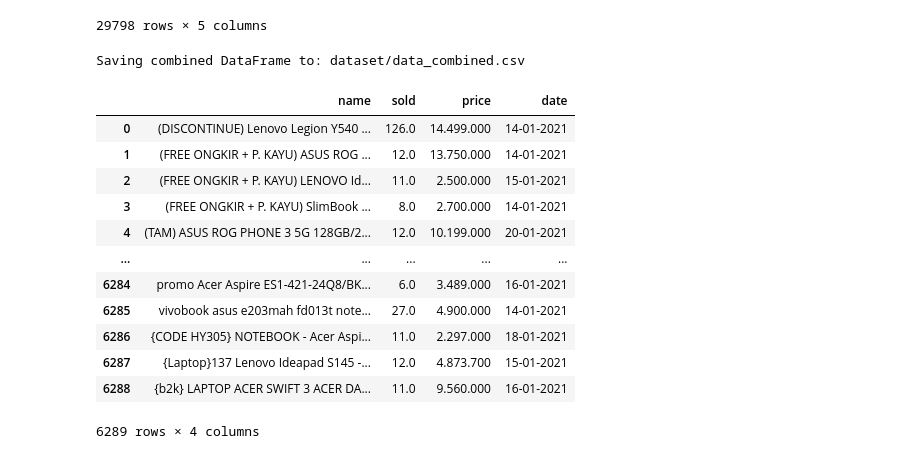
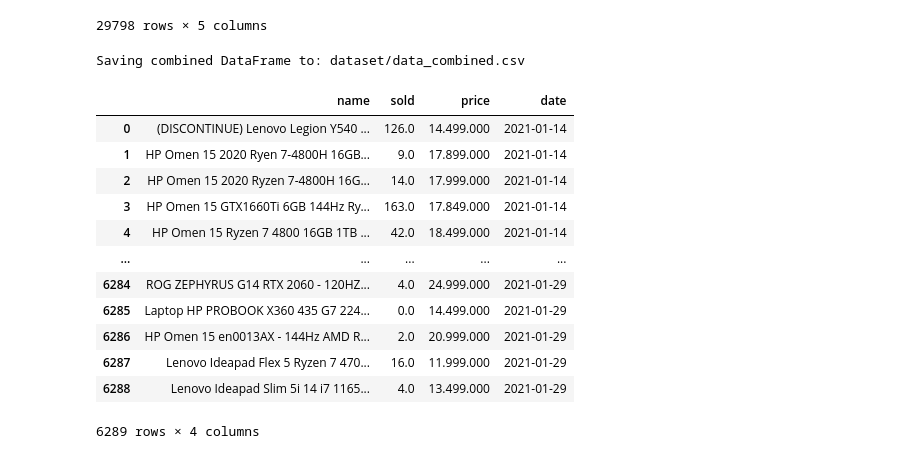
Before and after one commit to C4AnN/Models, a Jupyter notebook: Untitled.ipynb, the cells around one changed output. Drawn from its saved outputs; the diff is of its cells as text; code cells hidden in the pictures.

```diff
--- a/Untitled.ipynb
+++ b/Untitled.ipynb
@@ -207,42 +207,47 @@ for root, dirs, files in os.walk(base_path):
     for file in files:
         if file.endswith(".csv"):
             file_path = os.path.join(root, file)
             df = pd.read_csv(file_path)
             if 'link' in df.columns:
                 df = df.drop(columns=['link'])  # Menghapus kolom 'link'
             if 'location' in df.columns:
                 df = df.drop(columns=['location'])  # Menghapus kolom 'location'
             combined_df = pd.concat([combined_df, df], ignore_index=True)
 
 # Menggabungkan data yang duplikat dan menjumlahkan kolom 'sold'
 group_cols = ['name']
 if 'sold' in combined_df.columns:
     combined_df['sold'] = pd.to_numeric(combined_df['sold'], errors='coerce')  # Mengonversi kolom 'sold' menjadi tipe numerik
     combined_df.dropna(subset=['sold'], inplace=True)  # Menghapus baris dengan nilai 'sold' yang hilang (NaN)
     combined_df = combined_df.groupby(group_cols, as_index=False).agg({'sold': 'sum', **{col: 'first' for col in combined_df.columns if col not in group_cols + ['sold']}})
 
+# Mengurutkan DataFrame berdasarkan kolom "date"
+if 'date' in combined_df.columns:
+    combined_df['date'] = pd.to_datetime(combined_df['date'])  # Mengonversi kolom 'date' menjadi tipe datetime
+    combined_df = combined_df.sort_values(by='date')  # Mengurutkan DataFrame berdasarkan kolom 'date'
+
 # Menyimpan hasil gabungan ke file CSV baru
 output_path = "dataset/data_combined.csv"
 combined_df.to_csv(output_path, index=False)
 print(f"Saving combined DataFrame to: {output_path}")  # Debug output
 
 # Memuat kembali file CSV gabungan untuk ditampilkan
 combined_df_loaded = pd.read_csv(output_path)
 
 # Menampilkan isi DataFrame gabungan
 display(combined_df_loaded)
 # %% [output]
 Saving combined DataFrame to: dataset/data_combined.csv
 |  | name | sold | price | date |
-| 0 | (DISCONTINUE) Lenovo Legion Y540 ... | 126.0 | 14.499.000 | 14-01-2021 |
-| 1 | (FREE ONGKIR + P. KAYU) ASUS ROG ... | 12.0 | 13.750.000 | 14-01-2021 |
-| 2 | (FREE ONGKIR + P. KAYU) LENOVO Id... | 11.0 | 2.500.000 | 15-01-2021 |
-| 3 | (FREE ONGKIR + P. KAYU) SlimBook ... | 8.0 | 2.700.000 | 14-01-2021 |
-| 4 | (TAM) ASUS ROG PHONE 3 5G 128GB/2... | 12.0 | 10.199.000 | 20-01-2021 |
+| 0 | (DISCONTINUE) Lenovo Legion Y540 ... | 126.0 | 14.499.000 | 2021-01-14 |
+| 1 | HP Omen 15 2020 Ryen 7-4800H 16GB... | 9.0 | 17.899.000 | 2021-01-14 |
+| 2 | HP Omen 15 2020 Ryzen 7-4800H 16G... | 14.0 | 17.999.000 | 2021-01-14 |
+| 3 | HP Omen 15 GTX1660Ti 6GB 144Hz Ry... | 163.0 | 17.849.000 | 2021-01-14 |
+| 4 | HP Omen 15 Ryzen 7 4800 16GB 1TB ... | 42.0 | 18.499.000 | 2021-01-14 |
 | ... | ... | ... | ... | ... |
-| 6284 | promo Acer Aspire ES1-421-24Q8/BK... | 6.0 | 3.489.000 | 16-01-2021 |
-| 6285 | vivobook asus e203mah fd013t note... | 27.0 | 4.900.000 | 14-01-2021 |
-| 6286 | {CODE HY305} NOTEBOOK - Acer Aspi... | 11.0 | 2.297.000 | 18-01-2021 |
-| 6287 | {Laptop}137 Lenovo Ideapad S145 -... | 12.0 | 4.873.700 | 15-01-2021 |
-| 6288 | {b2k} LAPTOP ACER SWIFT 3 ACER DA... | 11.0 | 9.560.000 | 16-01-2021 |
+| 6284 | ROG ZEPHYRUS G14 RTX 2060 - 120HZ... | 4.0 | 24.999.000 | 2021-01-29 |
+| 6285 | Laptop HP PROBOOK X360 435 G7 224... | 0.0 | 14.499.000 | 2021-01-29 |
+| 6286 | HP Omen 15 en0013AX - 144Hz AMD R... | 2.0 | 20.999.000 | 2021-01-29 |
+| 6287 | Lenovo Ideapad Flex 5 Ryzen 7 470... | 16.0 | 11.999.000 | 2021-01-29 |
+| 6288 | Lenovo Ideapad Slim 5i 14 i7 1165... | 4.0 | 13.499.000 | 2021-01-29 |
 6289 rows × 4 columns
```
Also changed, not shown: 1 other file.
